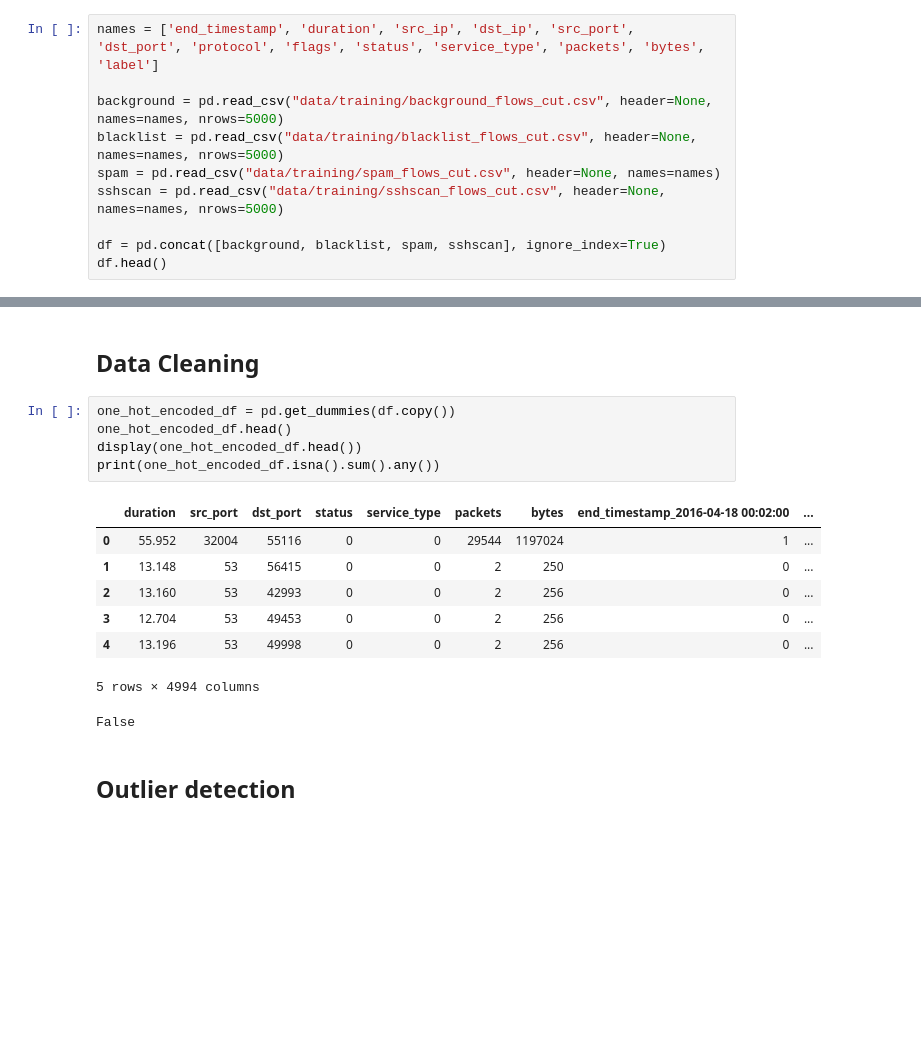
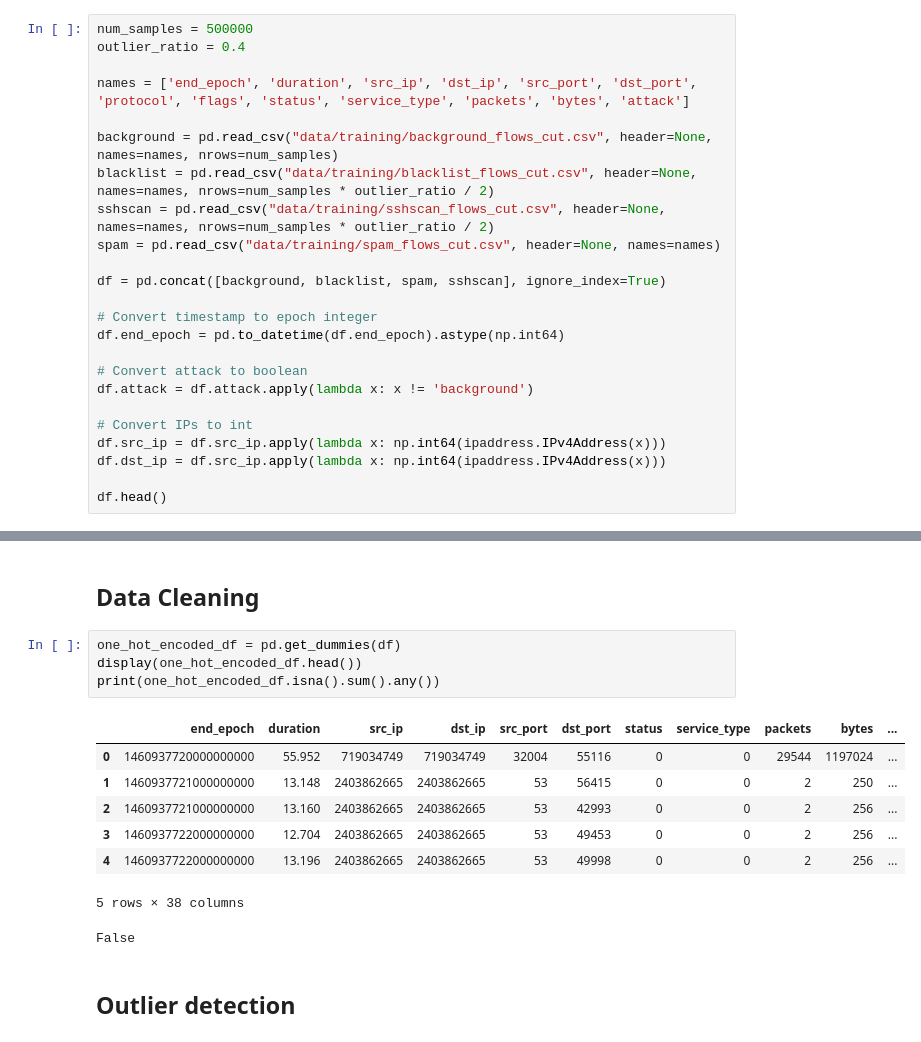
Before and after one commit to Leiyks/MLSECU, a Jupyter notebook: mlsecu.ipynb, the cells around one changed output, grey strips where cells are left out. Drawn from its saved outputs; the diff is of its cells as text; blank space fills up the shorter version.

```diff
--- a/mlsecu.ipynb
+++ b/mlsecu.ipynb
@@ -9,13 +10,27 @@ from sklearn.neighbors import LocalOutlierFactor
 # %% [markdown]
 ## Data loading
 # %%
-names = ['end_timestamp', 'duration', 'src_ip', 'dst_ip', 'src_port', 'dst_port', 'protocol', 'flags', 'status', 'service_type', 'packets', 'bytes', 'label']
+num_samples = 500000
+outlier_ratio = 0.4
 
-background = pd.read_csv("data/training/background_flows_cut.csv", header=None, names=names, nrows=5000)
-blacklist = pd.read_csv("data/training/blacklist_flows_cut.csv", header=None, names=names, nrows=5000)
+names = ['end_epoch', 'duration', 'src_ip', 'dst_ip', 'src_port', 'dst_port', 'protocol', 'flags', 'status', 'service_type', 'packets', 'bytes', 'attack']
+
+background = pd.read_csv("data/training/background_flows_cut.csv", header=None, names=names, nrows=num_samples)
+blacklist = pd.read_csv("data/training/blacklist_flows_cut.csv", header=None, names=names, nrows=num_samples * outlier_ratio / 2)
+sshscan = pd.read_csv("data/training/sshscan_flows_cut.csv", header=None, names=names, nrows=num_samples * outlier_ratio / 2)
 spam = pd.read_csv("data/training/spam_flows_cut.csv", header=None, names=names)
-sshscan = pd.read_csv("data/training/sshscan_flows_cut.csv", header=None, names=names, nrows=5000)
 
 df = pd.concat([background, blacklist, spam, sshscan], ignore_index=True)
+
+# Convert timestamp to epoch integer
+df.end_epoch = pd.to_datetime(df.end_epoch).astype(np.int64)
+
+# Convert attack to boolean
+df.attack = df.attack.apply(lambda x: x != 'background')
+
+# Convert IPs to int
+df.src_ip = df.src_ip.apply(lambda x: np.int64(ipaddress.IPv4Address(x)))
+df.dst_ip = df.src_ip.apply(lambda x: np.int64(ipaddress.IPv4Address(x)))
+
 df.head()
 # %% [output]
@@ -124,18 +132,17 @@ show3D_flow_exchanges(df[df.label != 'background'], 'duration', 'dst_port', 'byt
 # %% [markdown]
 ## Data Cleaning
 # %%
-one_hot_encoded_df = pd.get_dummies(df.copy())
-one_hot_encoded_df.head()
+one_hot_encoded_df = pd.get_dummies(df)
 display(one_hot_encoded_df.head())
 print(one_hot_encoded_df.isna().sum().any())
 # %% [output]
-|  | duration | src_port | dst_port | status | service_type | packets | bytes | end_timestamp_2016-04-18 00:02:00 | ... |
-| 0 | 55.952 | 32004 | 55116 | 0 | 0 | 29544 | 1197024 | 1 | ... |
-| 1 | 13.148 | 53 | 56415 | 0 | 0 | 2 | 250 | 0 | ... |
-| 2 | 13.160 | 53 | 42993 | 0 | 0 | 2 | 256 | 0 | ... |
-| 3 | 12.704 | 53 | 49453 | 0 | 0 | 2 | 256 | 0 | ... |
-| 4 | 13.196 | 53 | 49998 | 0 | 0 | 2 | 256 | 0 | ... |
+|  | end_epoch | duration | src_ip | dst_ip | src_port | dst_port | status | service_type | packets | bytes | ... |
+| 0 | 1460937720000000000 | 55.952 | 719034749 | 719034749 | 32004 | 55116 | 0 | 0 | 29544 | 1197024 | ... |
+| 1 | 1460937721000000000 | 13.148 | 2403862665 | 2403862665 | 53 | 56415 | 0 | 0 | 2 | 250 | ... |
+| 2 | 1460937721000000000 | 13.160 | 2403862665 | 2403862665 | 53 | 42993 | 0 | 0 | 2 | 256 | ... |
+| 3 | 1460937722000000000 | 12.704 | 2403862665 | 2403862665 | 53 | 49453 | 0 | 0 | 2 | 256 | ... |
+| 4 | 1460937722000000000 | 13.196 | 2403862665 | 2403862665 | 53 | 49998 | 0 | 0 | 2 | 256 | ... |
-5 rows × 4994 columns
+5 rows × 38 columns
 False
 # %% [markdown]
 ## Outlier detection
```
Also changed, not shown: parts of 9 cells of this notebook.
